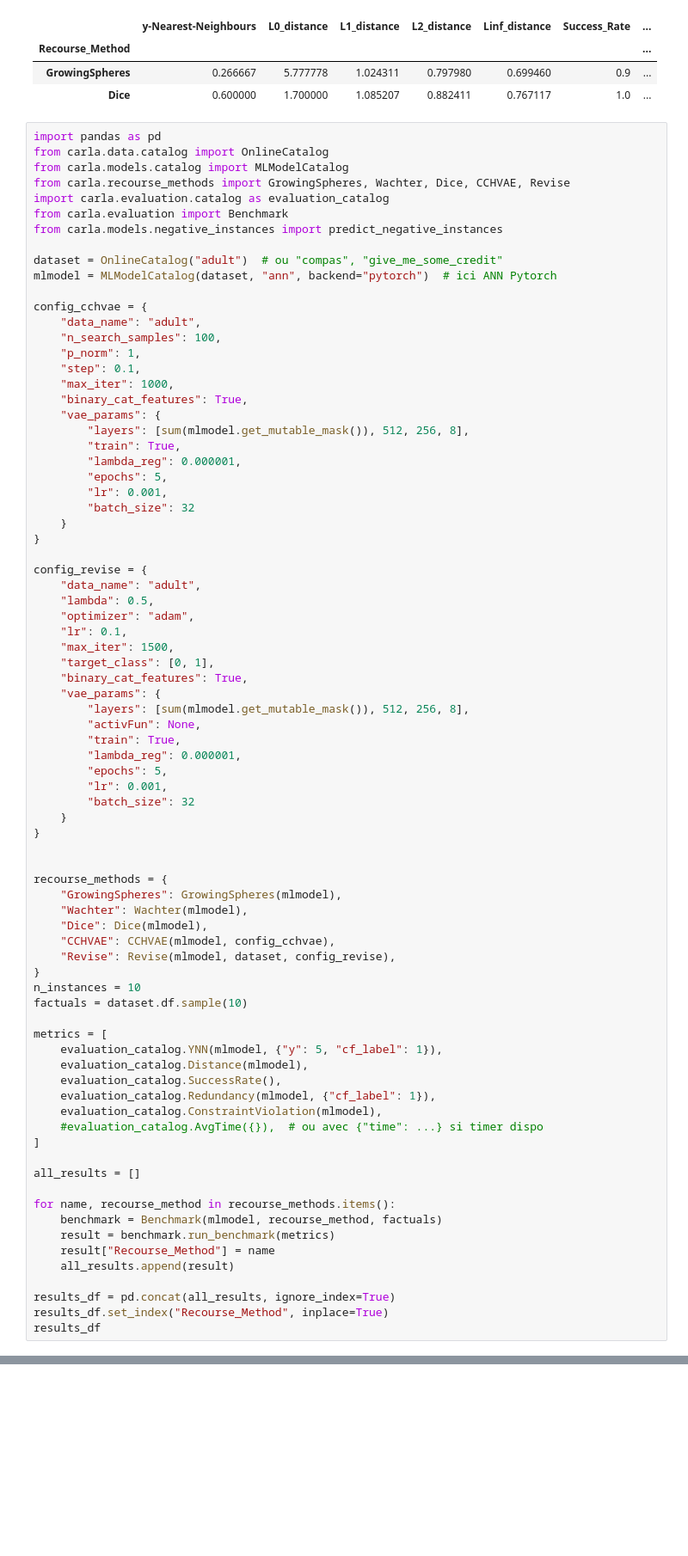
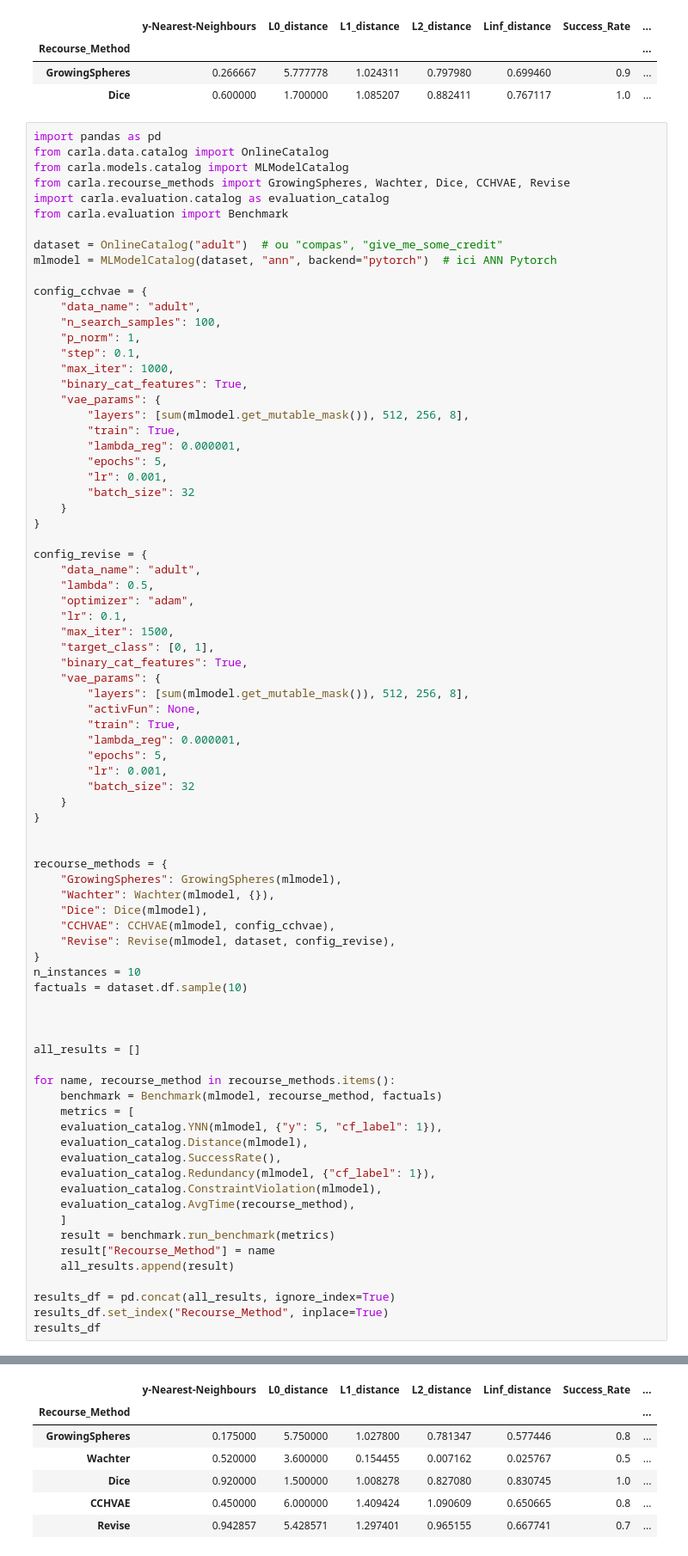
Before and after one commit to Suzie14/CARLA, a Jupyter notebook: simple_use.ipynb, the cells around one changed output, grey strips where cells are left out. Shown at 86% size. Cells and saved outputs as stored; diff of their text form; blank space fills up the shorter version.

Commit message:
[FIX] wachter and devices

```diff
--- a/simple_use.ipynb
+++ b/simple_use.ipynb
@@ -158,7 +160,6 @@ from carla.models.catalog import MLModelCatalog
 from carla.recourse_methods import GrowingSpheres, Wachter, Dice, CCHVAE, Revise
 import carla.evaluation.catalog as evaluation_catalog
 from carla.evaluation import Benchmark
-from carla.models.negative_instances import predict_negative_instances
 
 dataset = OnlineCatalog("adult")  # ou "compas", "give_me_some_credit"
 mlmodel = MLModelCatalog(dataset, "ann", backend="pytorch")  # ici ANN Pytorch
@@ -202,7 +203,7 @@ config_revise = {
 
 recourse_methods = {
     "GrowingSpheres": GrowingSpheres(mlmodel),
-    "Wachter": Wachter(mlmodel),
+    "Wachter": Wachter(mlmodel, {}),
     "Dice": Dice(mlmodel),
     "CCHVAE": CCHVAE(mlmodel, config_cchvae),
     "Revise": Revise(mlmodel, dataset, config_revise),
@@ -210,19 +211,20 @@ recourse_methods = {
 n_instances = 10
 factuals = dataset.df.sample(10)
 
-metrics = [
+
+
+all_results = []
+
+for name, recourse_method in recourse_methods.items():
+    benchmark = Benchmark(mlmodel, recourse_method, factuals)
+    metrics = [
     evaluation_catalog.YNN(mlmodel, {"y": 5, "cf_label": 1}),
     evaluation_catalog.Distance(mlmodel),
     evaluation_catalog.SuccessRate(),
     evaluation_catalog.Redundancy(mlmodel, {"cf_label": 1}),
     evaluation_catalog.ConstraintViolation(mlmodel),
-    #evaluation_catalog.AvgTime({}),  # ou avec {"time": ...} si timer dispo
-]
-
-all_results = []
-
-for name, recourse_method in recourse_methods.items():
-    benchmark = Benchmark(mlmodel, recourse_method, factuals)
+    evaluation_catalog.AvgTime(recourse_method),
+    ]
     result = benchmark.run_benchmark(metrics)
     result["Recourse_Method"] = name
     all_results.append(result)
@@ -250,0 +270,7 @@ KeyError: "['Distance_1', 'Distance_2', 'Distance_3', 'Distance_4'] not in index
+|  | y-Nearest-Neighbours | L0_distance | L1_distance | L2_distance | Linf_distance | Success_Rate | ... |
+| Recourse_Method |  |  |  |  |  |  | ... |
+| GrowingSpheres | 0.175000 | 5.750000 | 1.027800 | 0.781347 | 0.577446 | 0.8 | ... |
+| Wachter | 0.520000 | 3.600000 | 0.154455 | 0.007162 | 0.025767 | 0.5 | ... |
+| Dice | 0.920000 | 1.500000 | 1.008278 | 0.827080 | 0.830745 | 1.0 | ... |
+| CCHVAE | 0.450000 | 6.000000 | 1.409424 | 1.090609 | 0.650665 | 0.8 | ... |
+| Revise | 0.942857 | 5.428571 | 1.297401 | 0.965155 | 0.667741 | 0.7 | ... |
```
Also changed, not shown: parts of 4 cells of this notebook, 13 other files.
